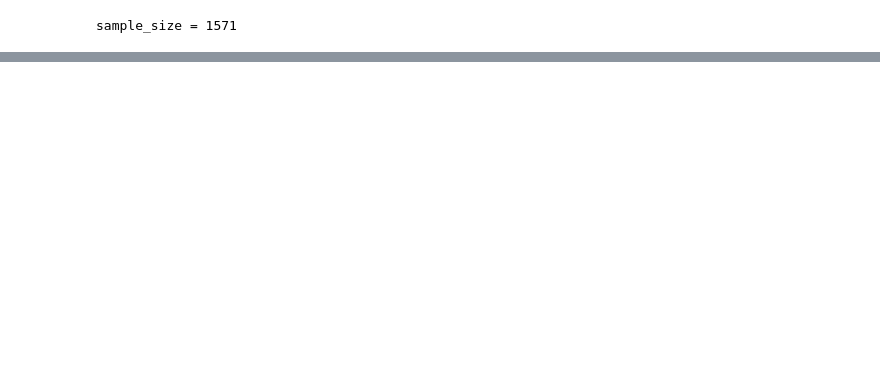
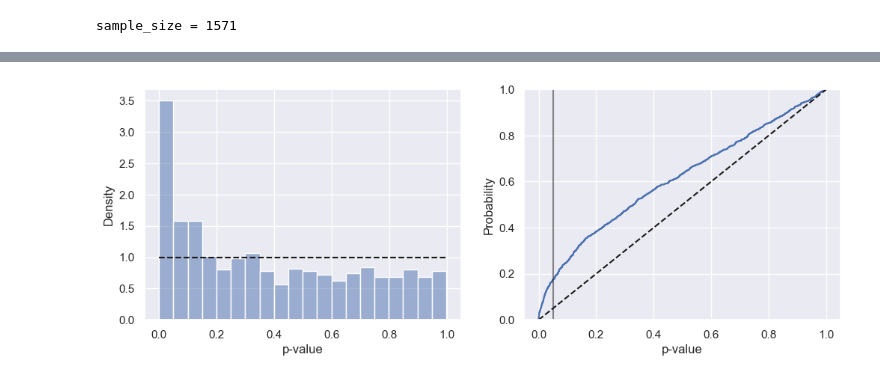
Before and after one commit to ShashlovAI/stat, a Jupyter notebook: design_testing.ipynb, the cells around one changed output, grey strips where cells are left out. Drawn from its saved outputs; the diff is of its cells as text; code cells hidden in the pictures; blank space fills up the shorter version.

```diff
--- a/design_testing.ipynb
+++ b/design_testing.ipynb
@@ -61,0 +138,31 @@ plt.show()
+# %%
+replication_factor = 2
+p_values = []
+for _ in range(1000):
+    a_ = np.random.normal(loc=mu,
+                         scale=std,
+                         size=sample_size)
+    b_ = np.random.normal(loc=mu,
+                         scale=std,
+                         size=sample_size )
+    a = np.concatenate([a_] * replication_factor)
+    b = np.concatenate([b_] * replication_factor)
+    _, pvalue = ttest_ind(a, b)
+
+    p_values.append(pvalue)
+# %%
+fig, (ax1, ax2) = plt.subplots(1, 2, figsize=(12, 4))
+
+sns.histplot(p_values, ax=ax1, alpha=0.5, bins = 20, stat='density')
+ax1.plot([0, 1], [1, 1], 'k--')
+ax1.set(xlabel='p-value', ylabel='Density')
+
+# empirical cumulative distribution functions
+sns.ecdfplot(p_values, ax=ax2, stat='proportion')
+ax2.plot([0, 1], [0, 1], 'k--')
+ax2.set(xlabel='p-value', ylabel='Probability')
+ax2.plot([0.05, 0.05], [0, 1], 'k-', alpha=0.5)
+
+ax.set(xlabel='p_value');
+# %% [output]
+[figure, added]
```
Also changed, not shown: parts of 16 cells of this notebook.
